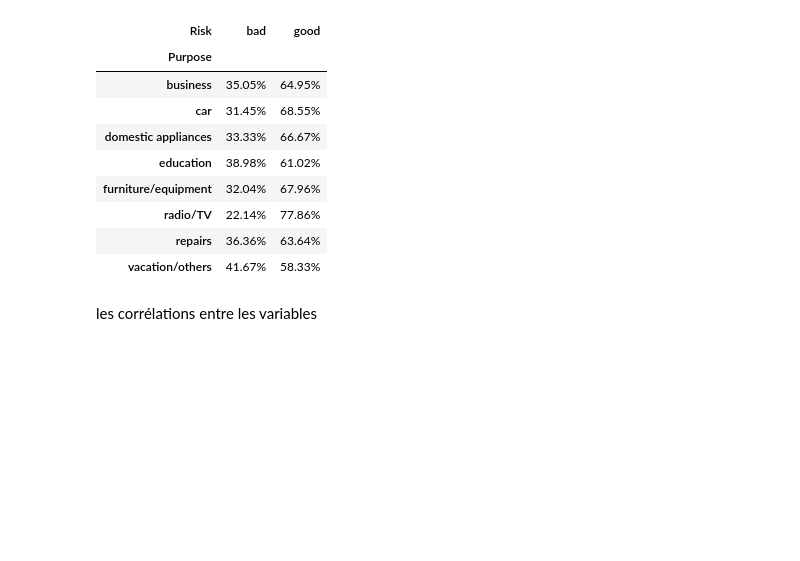
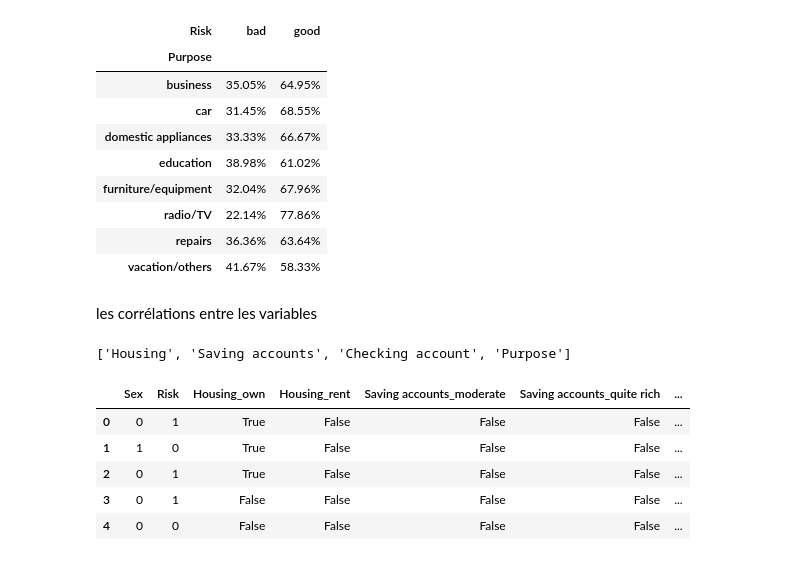
Before and after one commit to Mide6903/Hack2Hire__TestTech_Profile_66, a Jupyter notebook: test_databeez.ipynb, the cells around one changed output. Drawn from its saved outputs; the diff is of its cells as text; code cells hidden in the pictures; blank space fills up the shorter version.

```diff
--- a/test_databeez.ipynb
+++ b/test_databeez.ipynb
@@ -257,0 +262,22 @@ les corrélations entre les variables
+# %%
+data["Risk"] = data["Risk"].apply(lambda row:1 if row=="good" else 0)
+# %%
+## Encodage des variables categorielles restantes
+remaining_var_cat= data[var_categorielle].nunique()[data[var_categorielle].nunique()> 2].keys().to_list()
+# %%
+remaining_var_cat
+# %% [output]
+['Housing', 'Saving accounts', 'Checking account', 'Purpose']
+# %%
+ncde_var_cat=pd.get_dummies(data=data[remaining_var_cat], columns=remaining_var_cat, drop_first=True)
+# %%
+data=pd.concat([data["Sex"], data["Risk"] ,ncde_var_cat, data[var_numerique]], axis=1)
+# %%
+data.head()
+# %% [output]
+|  | Sex | Risk | Housing_own | Housing_rent | Saving accounts_moderate | Saving accounts_quite rich | ... |
+| 0 | 0 | 1 | True | False | False | False | ... |
+| 1 | 1 | 0 | True | False | False | False | ... |
+| 2 | 0 | 1 | True | False | False | False | ... |
+| 3 | 0 | 1 | False | False | False | False | ... |
+| 4 | 0 | 0 | False | False | False | False | ... |
```
Also changed, not shown: parts of 3 cells of this notebook.
